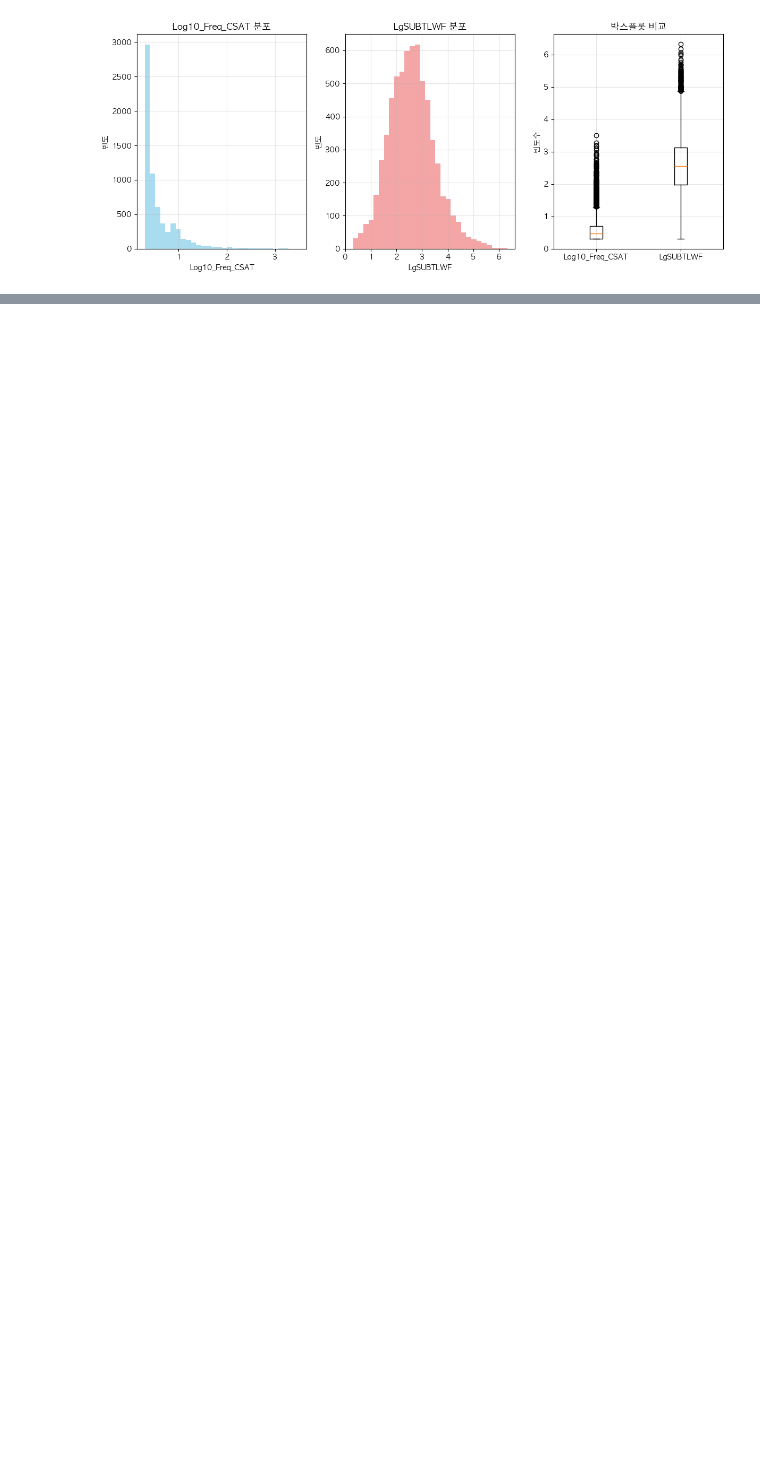
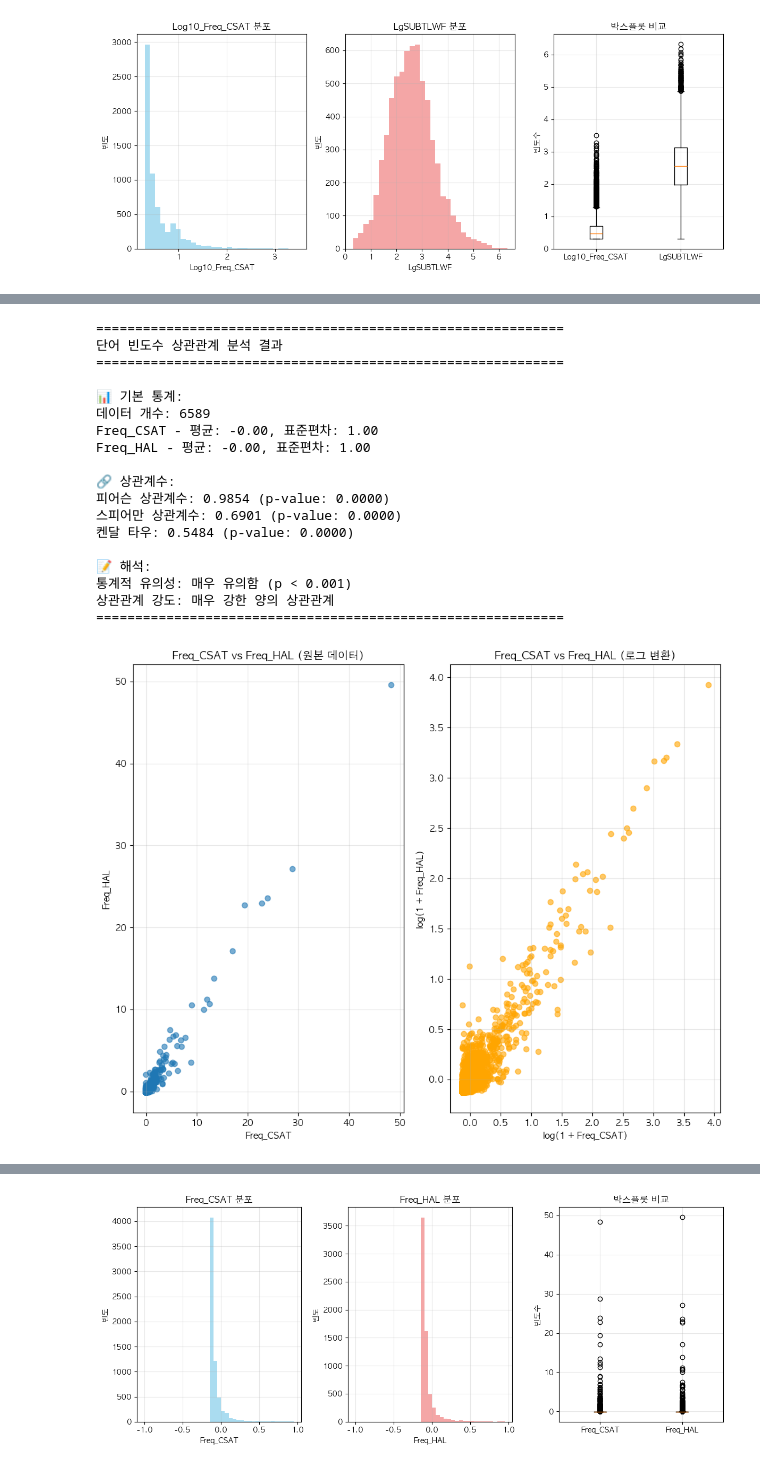
Before and after one commit to irregular6612/english-corpus-comparison, a Jupyter notebook: preprocessing.ipynb, the cells around one changed output, grey strips where cells are left out. Cells and saved outputs as stored; diff of their text form; code cells hidden in the pictures; blank space fills up the shorter version.

```diff
--- a/preprocessing.ipynb
+++ b/preprocessing.ipynb
@@ -1422,0 +1519,22 @@ LgSUBTLWF - 평균: 2.59, 표준편차: 0.89
+# %%
+analyzer = analyze_word_frequency_correlation(new_df, 'Freq_CSAT', 'Freq_HAL', normalize=True, bins=np.arange(-1, 1, 0.05))
+# %% [output]
+============================================================
+단어 빈도수 상관관계 분석 결과
+============================================================
+
+📊 기본 통계:
+데이터 개수: 6589
+Freq_CSAT - 평균: -0.00, 표준편차: 1.00
+Freq_HAL - 평균: -0.00, 표준편차: 1.00
+
+🔗 상관계수:
+피어슨 상관계수: 0.9854 (p-value: 0.0000)
+스피어만 상관계수: 0.6901 (p-value: 0.0000)
+켄달 타우: 0.5484 (p-value: 0.0000)
+
+📝 해석:
+통계적 유의성: 매우 유의함 (p < 0.001)
+상관관계 강도: 매우 강한 양의 상관관계
+============================================================
+[figure, added]
@@ -1422,0 +1542 @@ LgSUBTLWF - 평균: 2.59, 표준편차: 0.89
+[figure, added]
```
Also changed, not shown: parts of 24 cells of this notebook.
